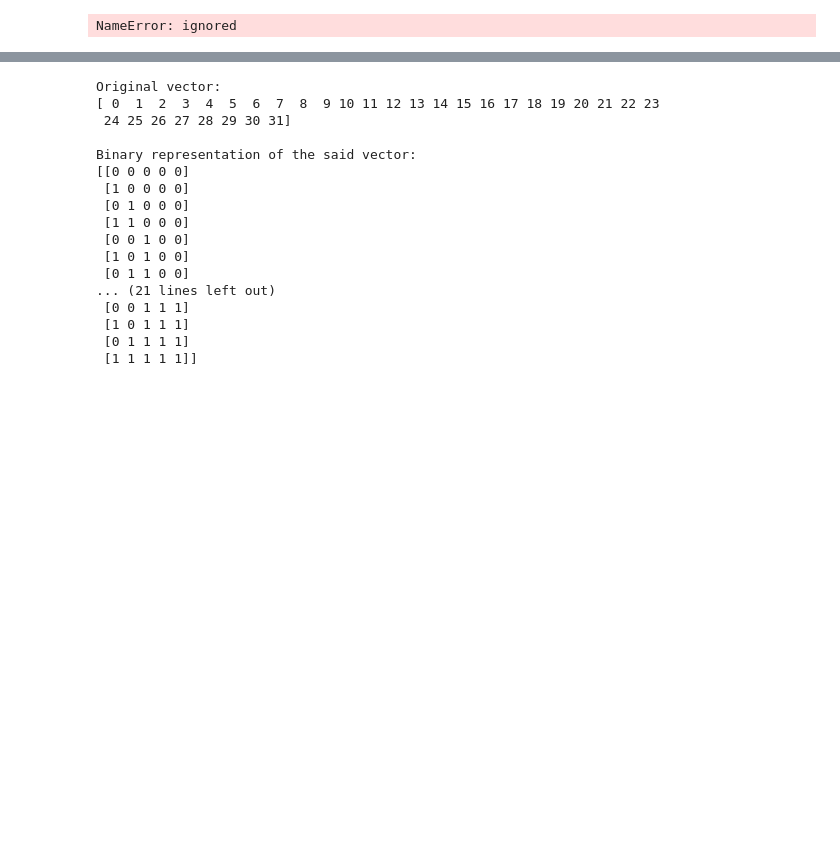
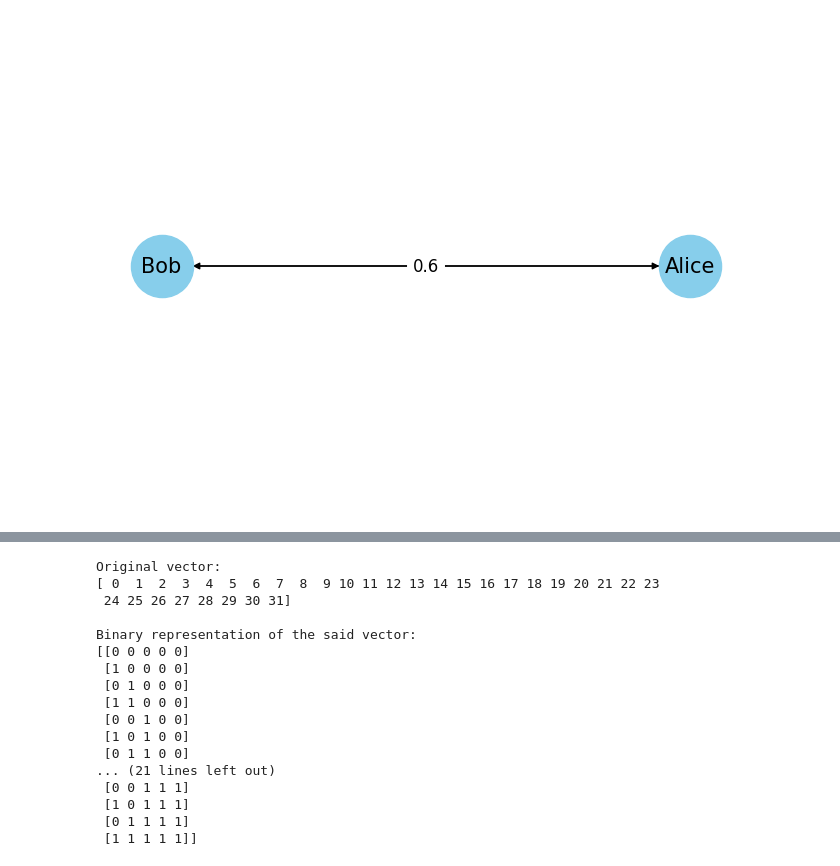
Before and after one commit to halilfarukkaragoz/kom505-project, a Jupyter notebook: KOM505_Project.ipynb, the cells around one changed output, grey strips where cells are left out. Drawn from its saved outputs; the diff is of its cells as text; code cells hidden in the pictures; blank space fills up the shorter version.

```diff
--- a/KOM505_Project.ipynb
+++ b/KOM505_Project.ipynb
@@ -612,66 +62,64 @@ plt.show()
 # %%
 # Create a directed graph
 G = nx.DiGraph()
 
 # Add nodes for 5 individuals
 G.add_node("Alice")
 G.add_node("Bob")
-G.add_node("Carol")
-G.add_node("Deniz")
-G.add_node("Eylul")
+# G.add_node("Carol")
+# G.add_node("Deniz")
+# G.add_node("Eylul")
 
-# Add edges with weights (transition probabilities)
-# Assuming the transitions are between all individuals and themselves
-internode = np.random.normal(mean_internode, std_dev_internode, (num_nodes, num_nodes))
-self = np.random.normal(mean_internode, std_dev_internode, (num_nodes, num_nodes))
+
 transitions = [
 
-    ("Alice", "Alice", 0.1),
-    ("Bob", "Bob", 0.1),
-    ("Carol", "Carol", 0.1),
-    ("Deniz", "Deniz", 0.1),
-    ("Eylul", "Eylul", 0.1),
+    ("Alice", "Alice", 0.5),
+    ("Bob", "Bob", 0.5),
+    # ("Carol", "Carol", 0.1),
+    # ("Deniz", "Deniz", 0.1),
+    # ("Eylul", "Eylul", 0.1),
 
-    ("Alice", "Bob", 0.3),
-    ("Bob", "Alice", 0.3),
-    ("Bob", "Carol", 0.3),
-    ("Carol", "Bob", 0.3),
-    ("Alice", "Carol", 0.3),
-    ("Carol", "Alice", 0.3),
-    ("Alice", "Eylul", 0.3),
-    ("Eylul", "Alice", 0.3),
-    ("Deniz", "Eylul", 0.3),
-    ("Eylul", "Deniz", 0.3),
-    ("Bob", "Deniz", 0.3),
-    ("Deniz", "Bob", 0.3),
-    ("Carol", "Eylul", 0.3),
-    ("Eylul", "Carol", 0.3),
-    ("Carol", "Deniz", 0.3),
-    ("Deniz", "Carol", 0.3),
-    ("Alice", "Deniz", 0.3),
-    ("Deniz", "Alice", 0.3),
-    ("Bob", "Eylul", 0.3),
-    ("Eylul", "Bob", 0.3),
+    ("Alice", "Bob", 0.6),
+    ("Bob", "Alice", 0.6),
+
+    # ("Bob", "Carol", 0.3),
+    # ("Carol", "Bob", 0.3),
+    # ("Alice", "Carol", 0.3),
+    # ("Carol", "Alice", 0.3),
+    # ("Alice", "Eylul", 0.3),
+    # ("Eylul", "Alice", 0.3),
+    # ("Deniz", "Eylul", 0.3),
+    # ("Eylul", "Deniz", 0.3),
+    # ("Bob", "Deniz", 0.3),
+    # ("Deniz", "Bob", 0.3),
+    # ("Carol", "Eylul", 0.3),
+    # ("Eylul", "Carol", 0.3),
+    # ("Carol", "Deniz", 0.3),
+    # ("Deniz", "Carol", 0.3),
+    # ("Alice", "Deniz", 0.3),
+    # ("Deniz", "Alice", 0.3),
+    # ("Bob", "Eylul", 0.3),
+    # ("Eylul", "Bob", 0.3),
 ]
 
 # Add edges to the graph
 for src, dst, weight in transitions:
     G.add_edge(src, dst, weight=weight)
 
 # Position nodes using a layout
 pos = nx.circular_layout(G)
 
 # Draw the graph
 nx.draw(G, pos, with_labels=True, node_color='skyblue', node_size=2000, edge_color='black', linewidths=1, font_size=15)
 
 # Draw edge labels (weights)
 edge_labels = nx.get_edge_attributes(G, 'weight')
 nx.draw_networkx_edge_labels(G, pos, edge_labels=edge_labels, font_size=12)
 
 # Show plot
 plt.show()
 # %% [output]
-NameError: ignored
+[figure, added]
 # %%
 adj_matrix = nx.to_numpy_array(G)
 adj_matrix
```
Also changed, not shown: parts of 25 cells of this notebook.
